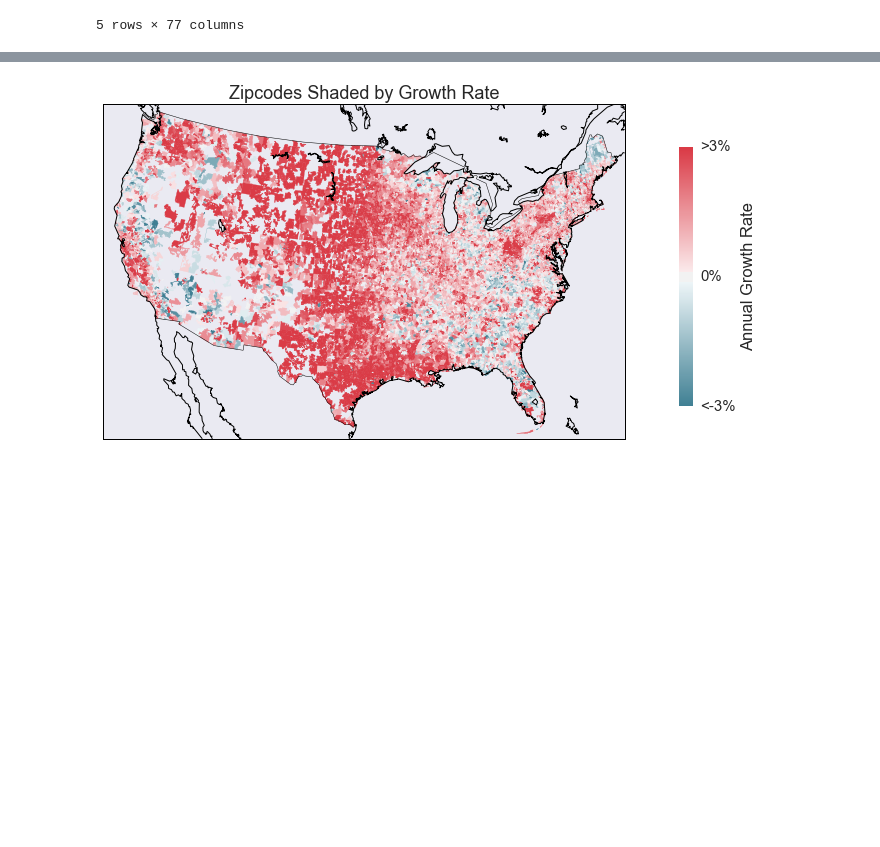
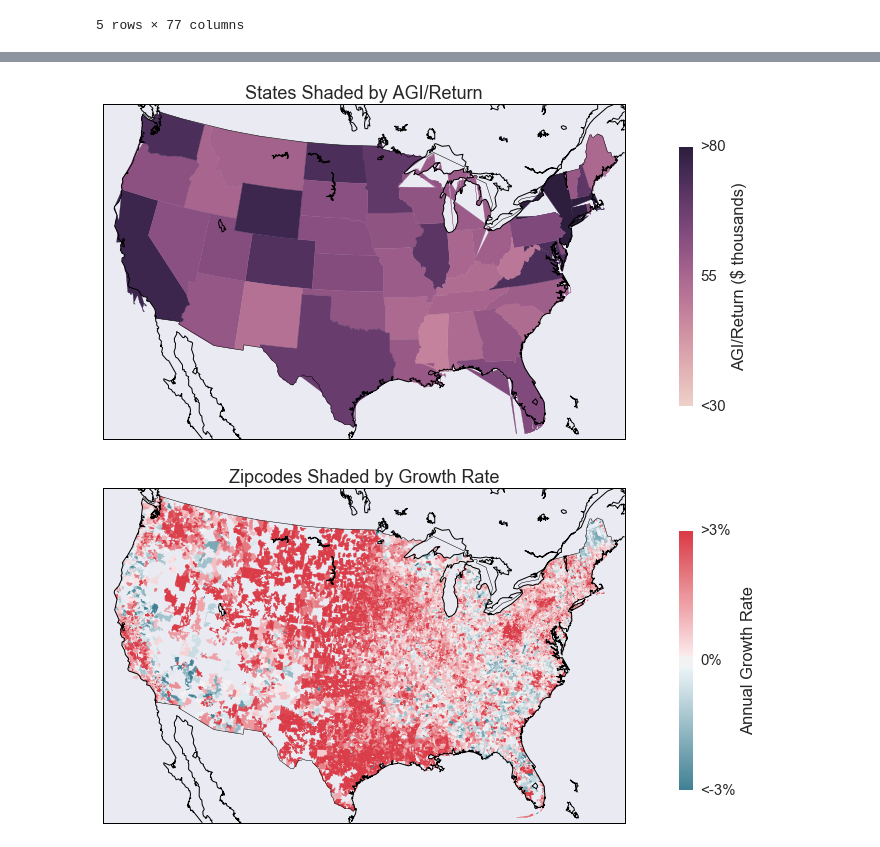
Before and after one commit to sleichen/Data-Incubator, a Jupyter notebook: DataIncubatorProjectv3.ipynb, the cells around one changed output, grey strips where cells are left out. Cells and saved outputs as stored; diff of their text form; code cells hidden in the pictures; blank space fills up the shorter version.

```diff
--- a/DataIncubatorProjectv3.ipynb
+++ b/DataIncubatorProjectv3.ipynb
@@ -142,3 +151,0 @@ pd.read_csv('agi_data', index_col = 0)
-# %%
-plot_data = agi_data[['agi05','agi06','agi07','agi08','agi09','agi10','agi11','agi12','agi13','agi14']]
-plot_data.loc['NY']/10**6
@@ -263,6 +764,11 @@ plt.show()
 from mpl_toolkits.basemap import Basemap
 from matplotlib.patches import Polygon
 import shapefile as shp
+# %%
+sf = shp.Reader('cb_2016_us_state_500k/cb_2016_us_state_500k')
+shapes = sf.shapes()
+records = sf.records()
+states = [record[4] for record in records]
 # %%
 sf = shp.Reader('cb_2014_us_zcta510_500k/cb_2014_us_zcta510_500k')
 shapes = sf.shapes()
@@ -271,10 +779,10 @@ zipcodes = [int(record[0]) for record in records]
 # %%
-def draw_map(map_data, min_quant, max_quant, cbar = False):
+def draw_map(map_data, min_quant, max_quant, cbar = False, regions = 'states'):
 
     #map_min = map_data.quantile(min_quant)
     #map_max = map_data.quantile(max_quant)
-    map_min = -0.03
-    map_max = 0.03
+    map_min = 30
+    map_max = 80
     map_norm = map_max - map_min
 
     if cbar == False:
@@ -284,7 +792,8 @@ def draw_map(map_data, min_quant, max_quant, cbar = False):
     norm = mpl.colors.Normalize(vmin=0, vmax=1)
     #cmap = plt.cm.Reds
     #cmap = plt.cm.coolwarm
-    cmap = sns.diverging_palette(220, 10, as_cmap=True)
+    #cmap = sns.diverging_palette(220, 10, as_cmap=True)
+    cmap = sns.cubehelix_palette(8, as_cmap = True)
 
 
     my_map = Basemap(projection='lcc', lat_0=57, lon_0=-95, resolution = 'l',\
@@ -299,13 +808,13 @@ def draw_map(map_data, min_quant, max_quant, cbar = False):
 
 
     for i, value in enumerate(map_data):
-        zipcode = map_data.index[i]
+        region_id = map_data.index[i]
         if cbar:
             fc = cmap((value-map_min)/map_norm)
         else:
             fc = 'red'
 
-        shape = shapes[zipcodes.index(zipcode)]
+        shape = shapes[states.index(region_id)]
         lons,lats = zip(*shape.points)
         x, y = my_map( lons, lats )
         xy = zip(x,y)
@@ -330,19 +839,23 @@ def draw_map(map_data, min_quant, max_quant, cbar = False):
         plt.gca().add_patch(poly)
     '''
     if cbar:
-        plt.title('Zipcodes Shaded by Growth Rate')
+        plt.title('States Shaded by AGI/Return')
     else:
         plt.title('Zipcodes Having AGI per Exemption Between \$ {0:.0f}k and \$ {1:.0f}k'.format(map_min, map_max))
 
     if cbar:
         cax = plt.gcf().add_axes([0.95, 0.2, 0.02, 0.6])
         cb = mpl.colorbar.ColorbarBase(cax, cmap=cmap, norm=norm, spacing='proportional',ticks=[0, 0.5, 1])
-        cb.set_label('Annual Growth Rate')
-        cb.ax.set_yticklabels(['<{:.0f}%'.format(map_min*100),\
-                               '{:.0f}%'.format(100*(map_min+map_max)/2),'>{:.0f}%'.format(100*map_max)])
+        cb.set_label('AGI/Return (\$ thousands)')
+        cb.ax.set_yticklabels(['<{:.0f}'.format(map_min),\
+                               '{:.0f}'.format((map_min+map_max)/2),'>{:.0f}'.format(map_max)])
 
 
     plt.show()
+# %%
+draw_map(normalized_data['14'].dropna().agi_per_return,.1,.9, True)
+# %% [output]
+[figure, added]
 # %%
 plot_data = agi_data['growth_coef'][(agi_data['growth_coef']>-0.05) & (agi_data['growth_coef']<0.12)]
 # %%
```
Also changed, not shown: parts of 82 cells of this notebook, 6 other files.
